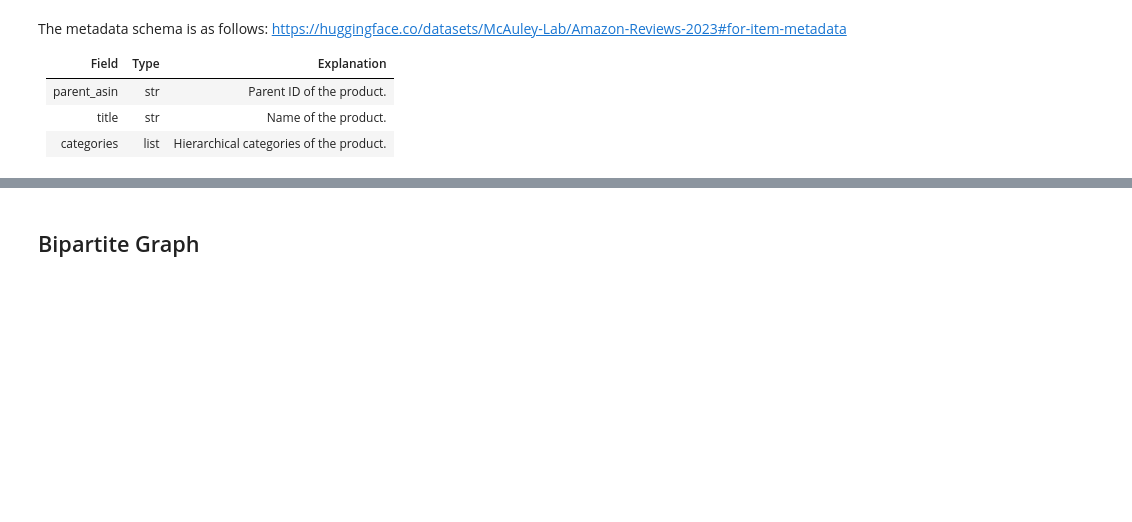
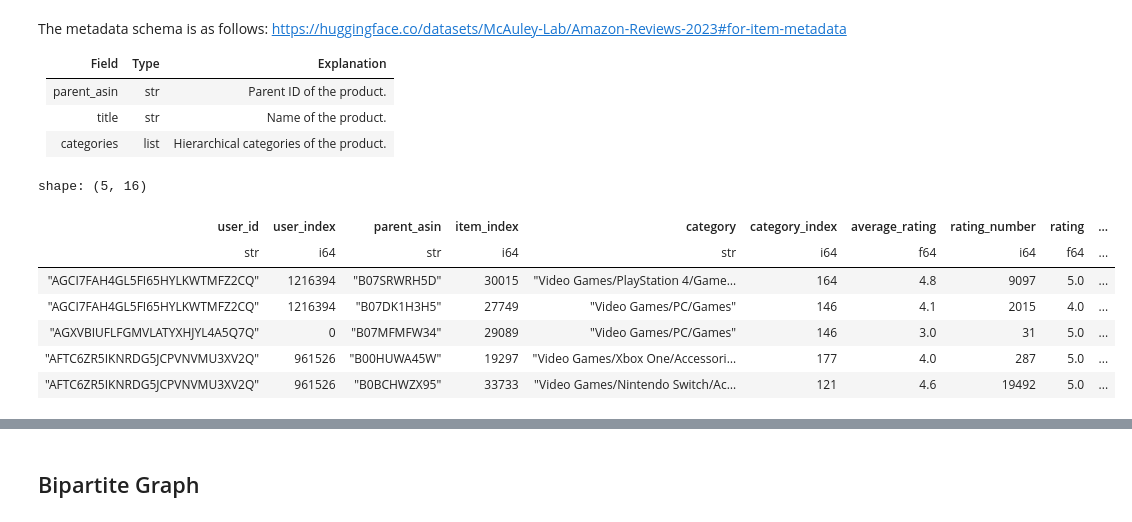
Before and after one commit to haru-256/ml-sandbox, a Jupyter notebook: libs/ml_sandbox_libs/samples/amazon_reviews_2023.ipynb, the cells around one changed output, grey strips where cells are left out. Drawn from its saved outputs; the diff is of its cells as text; code cells hidden in the pictures; blank space fills up the shorter version.

```diff
--- a/libs/ml_sandbox_libs/samples/amazon_reviews_2023.ipynb
+++ b/libs/ml_sandbox_libs/samples/amazon_reviews_2023.ipynb
@@ -81,6 +88,17 @@ The metadata schema is as follows: https://huggingface.co/datasets/McAuley-Lab/A
 | parent_asin     | str    | Parent ID of the product.                                                                                                                                                |
 | title           | str    | Name of the product.                                                                                                                                                     |
 | categories      | list   | Hierarchical categories of the product.                                                                                                                                  |
+# %%
+datamodule.train_df.head(5)
+# %% [output]
+shape: (5, 16)
+| user_id | user_index | parent_asin | item_index | category | category_index | average_rating | rating_number | rating | ... |
+| str | i64 | str | i64 | str | i64 | f64 | i64 | f64 | ... |
+| "AGCI7FAH4GL5FI65HYLKWTMFZ2CQ" | 1216394 | "B07SRWRH5D" | 30015 | "Video Games/PlayStation 4/Game… | 164 | 4.8 | 9097 | 5.0 | ... |
+| "AGCI7FAH4GL5FI65HYLKWTMFZ2CQ" | 1216394 | "B07DK1H3H5" | 27749 | "Video Games/PC/Games" | 146 | 4.1 | 2015 | 4.0 | ... |
+| "AGXVBIUFLFGMVLATYXHJYL4A5Q7Q" | 0 | "B07MFMFW34" | 29089 | "Video Games/PC/Games" | 146 | 3.0 | 31 | 5.0 | ... |
+| "AFTC6ZR5IKNRDG5JCPVNVMU3XV2Q" | 961526 | "B00HUWA45W" | 19297 | "Video Games/Xbox One/Accessori… | 177 | 4.0 | 287 | 5.0 | ... |
+| "AFTC6ZR5IKNRDG5JCPVNVMU3XV2Q" | 961526 | "B0BCHWZX95" | 33733 | "Video Games/Nintendo Switch/Ac… | 121 | 4.6 | 19492 | 5.0 | ... |
 # %%
 datamodule = AmazonReviewsSeqRecDataModule(
     save_dir=pathlib.Path("../data"),
```
Also changed, not shown: parts of 15 cells of this notebook, 17 other files.
